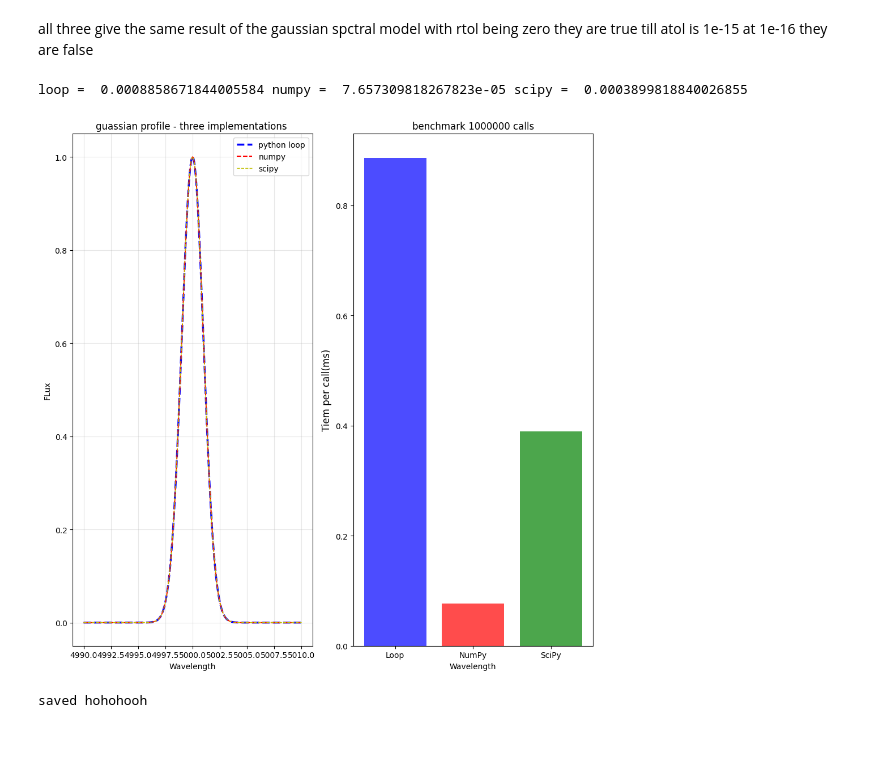
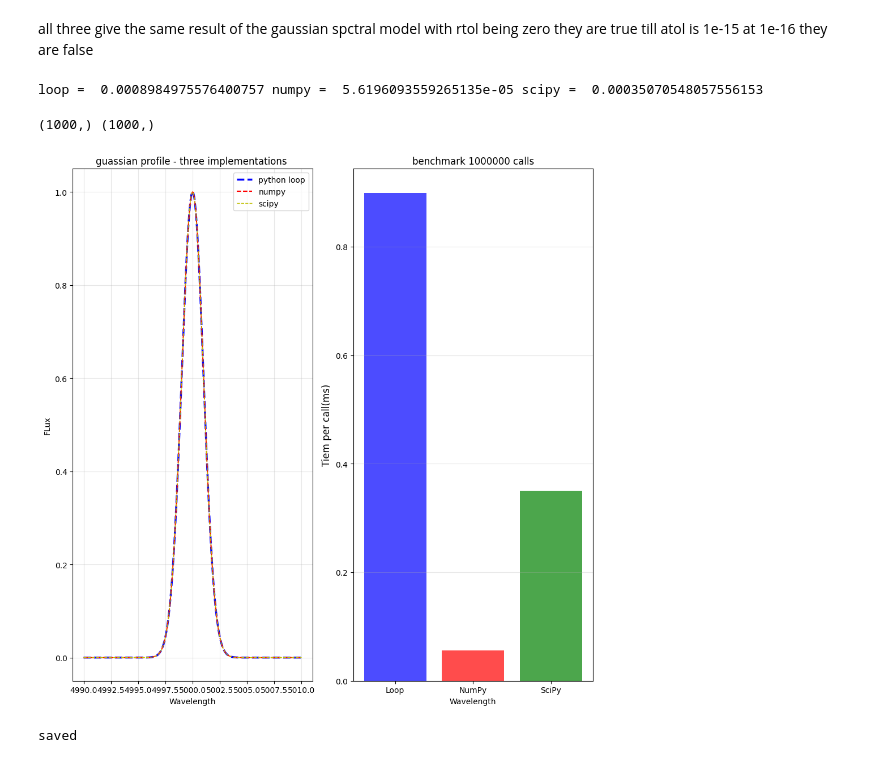
Before and after one commit to Aritra476/python-drills, a Jupyter notebook: day01_gaussian_benchmark.ipynb, the cells around one changed output. Saved outputs shown, nothing was run; the diff lists cells and outputs as text; code cells hidden in the pictures.

```diff
--- a/day01_gaussian_benchmark.ipynb
+++ b/day01_gaussian_benchmark.ipynb
@@ -33,7 +33,7 @@ def gaussian_loop(wav,wav0,sigma,Amp):
 
 profile1 = gaussian_loop(wav,wav0,sigma,Amp)
 print(profile1)
-N_runs = 1000000
+N_runs = 10000
 
 t0 = time.time()
 for _ in range(N_runs):
@@ -74,7 +74,7 @@ def gaussian_num(wav,wav0,sigma,Amp):
 
 profile2 = gaussian_num(wav,wav0,sigma,Amp)
 print(profile2)
-N_runs = 1000000
+N_runs = 10000
 
 t0 = time.time()
 for _ in range(N_runs):
@@ -109,7 +109,7 @@ def gaussian_scipy(wav,wav0,sigma):
 profile3 = gaussian_scipy(wav,wav0,sigma)
 print(profile3)
 
-N_runs = 1000000
+N_runs = 10000
 
 t0 = time.time()
 for _ in range(N_runs):
@@ -146,34 +146,35 @@ all three give the same result of the gaussian spctral model with rtol being zer
 # %%
 print("loop = ",t_loop1,"numpy = ",t_loop2,"scipy = ",t_loop3)
 # %% [output]
-loop =  0.0008858671844005584 numpy =  7.657309818267823e-05 scipy =  0.0003899818840026855
+loop =  0.0008984975576400757 numpy =  5.6196093559265135e-05 scipy =  0.00035070548057556153
 # %%
 fig,axes = plt.subplots(1,2,figsize=(10,10))
-
+print(wav.shape,profile1.shape)
 ax = axes[0]
 ax.plot(wav,profile1,'b--',linewidth = 2.5,label = 'python loop')
 ax.plot(wav,profile2,'r--',linewidth = 1.5,label = 'numpy')
-ax.plot(wav,profile1,'y--',linewidth = 1,label = 'scipy')
+ax.plot(wav,profile3,'y--',linewidth = 1,label = 'scipy')
 ax.set_xlabel('Wavelength')
 ax.set_ylabel('FLux')
 ax.set_title('guassian profile - three implementations ')
 ax.legend(fontsize=10)
 ax.grid(alpha=0.3)
 
 
 ax2 = axes[1]
 labels = ['Loop', 'NumPy', 'SciPy']
 times  = [t_loop1*1000, t_loop2*1000, t_loop3*1000]   # convert to ms
 ax2.bar(labels, times, color=['blue', 'red', 'green'], alpha=0.7)
 ax2.set_xlabel('Wavelength')
 ax2.set_ylabel('Tiem per call(ms)',fontsize = 12)
 ax2.set_title('benchmark 1000000 calls',fontsize = 12)
-ax.grid(alpha=0.3, axis='y')
+ax2.grid(alpha=0.3, axis='y')
 
 plt.tight_layout()
-plt.savefig('C:/Users/chand/OneDrive/Desktop/prof . santoa/rv-pipeline/results/day01_guassian_bechmark.png',dpi= 200,bbox_inches = 'tight')
+plt.savefig('C:/Users/chand/OneDrive/Desktop/RV/rv-pipeline/day01_guassian_bechmark.png',dpi= 200,bbox_inches = 'tight')
 plt.show()
 print("saved")
 # %% [output]
+(1000,) (1000,)
-[figure, old version]
+[figure, new version]
-saved hohohooh
+saved
```
Also changed, not shown: parts of 3 cells of this notebook, 3 other files.
